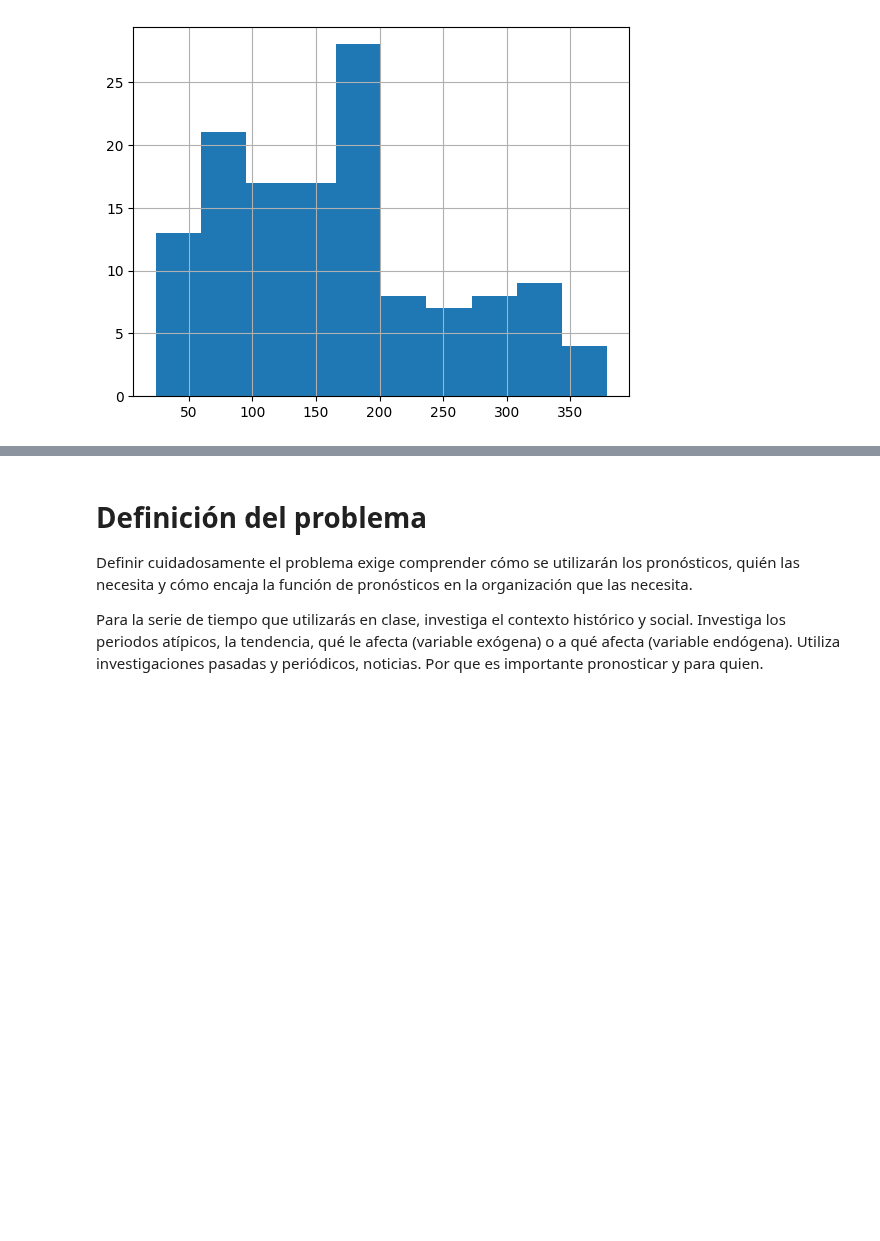
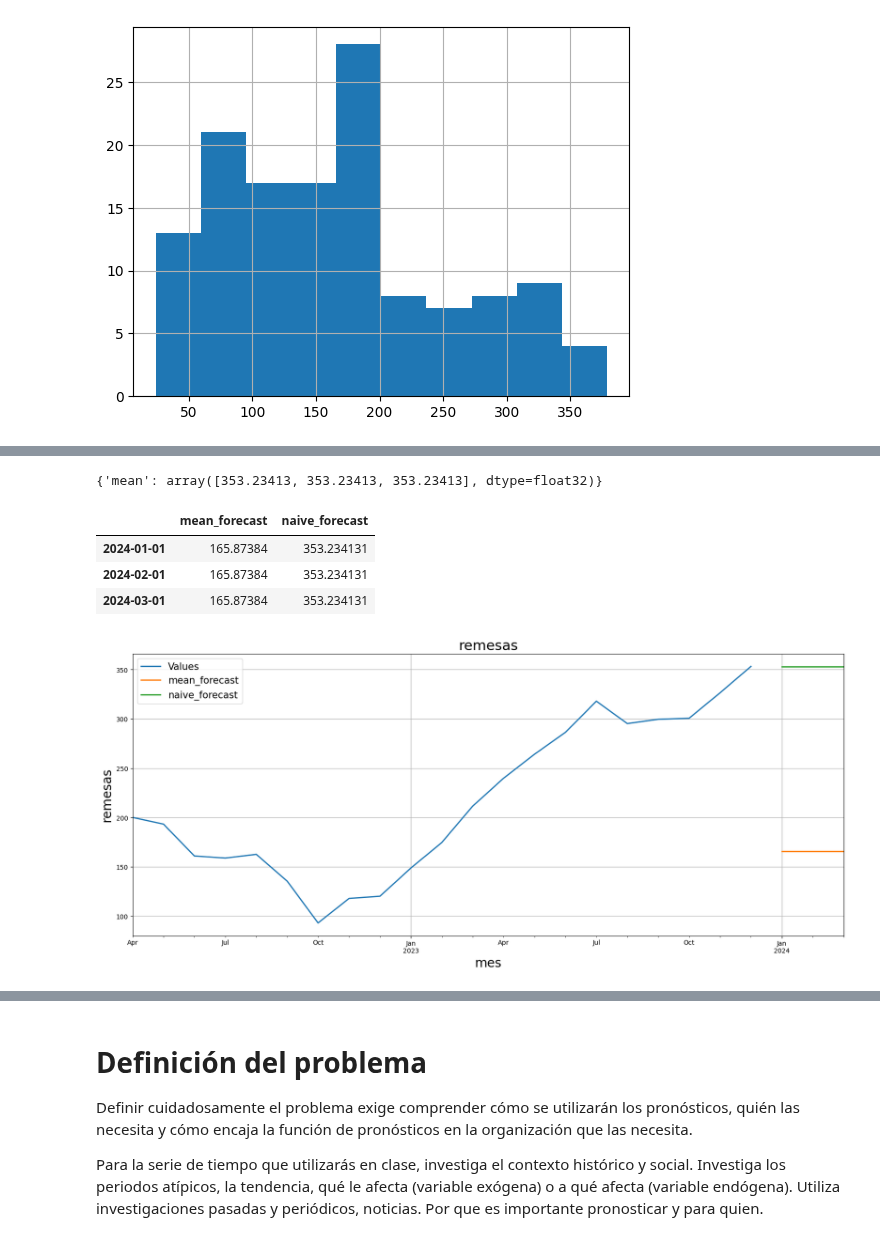
Before and after one commit to Michelleagl/Series_de_Tiempo, a Jupyter notebook: series_de_tiempo.ipynb, the cells around one changed output, grey strips where cells are left out. Drawn from its saved outputs; the diff is of its cells as text; code cells hidden in the pictures; blank space fills up the shorter version.

```diff
--- a/series_de_tiempo.ipynb
+++ b/series_de_tiempo.ipynb
@@ -336,0 +471,38 @@ hist2.hist()
+# %%
+# Naive's usage example:
+from statsforecast.models import Naive
+
+# Define the model, fit and predict:
+model = Naive()
+model = model.fit(y=hist2.values)
+y_hat_dict = model.predict(h=3)
+
+y_hat_dict
+# %% [output]
+{'mean': array([353.23413, 353.23413, 353.23413], dtype=float32)}
+# %%
+# Create a column with the values predicted:
+Y_pred_df["naive_forecast"] = y_hat_dict["mean"]
+# %%
+Y_pred_df
+# %% [output]
+|  | mean_forecast | naive_forecast |
+| 2024-01-01 | 165.87384 | 353.234131 |
+| 2024-02-01 | 165.87384 | 353.234131 |
+| 2024-03-01 | 165.87384 | 353.234131 |
+# %%
+fig, ax = plt.subplots(1, 1, figsize = (20, 8))
+
+# Concatenate the dataframe of predicted values with the dataframe of observed values:
+plot_df = pd.concat([hist2, Y_pred_df])
+plot_df.columns = ['Values', 'mean_forecast', 'naive_forecast']
+plot_df[-24:].plot(ax=ax, linewidth=2)
+
+# Specify graph features:
+ax.set_title('remesas', fontsize=22)
+ax.set_ylabel('remesas', fontsize=20)
+ax.set_xlabel('mes', fontsize=20)
+ax.legend(prop={'size': 15})
+ax.grid()
+# %% [output]
+[figure, added]
```
Also changed, not shown: parts of 38 cells of this notebook.
